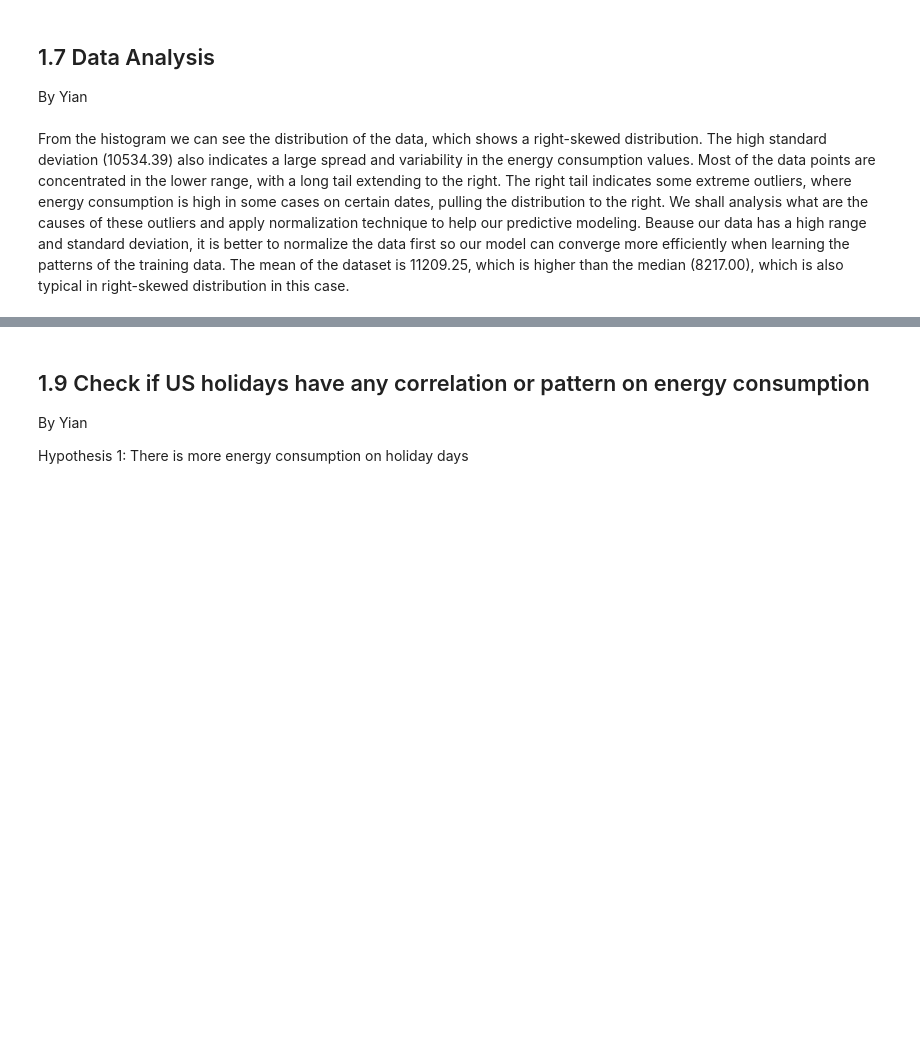
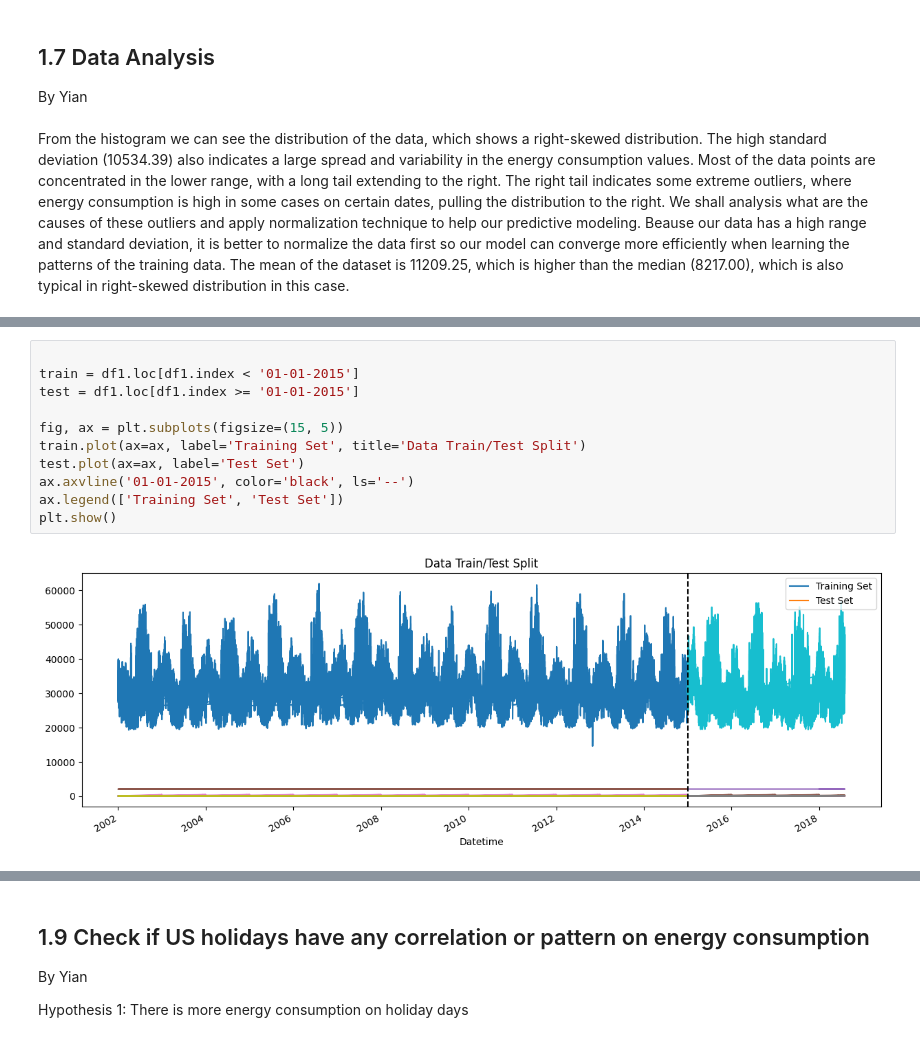
Before and after one commit to hogan-tech/AAI-595-Final, a Jupyter notebook: ML_Project_Time_Series(V2).ipynb, the cells around one changed output, grey strips where cells are left out. Cells and saved outputs as stored; diff of their text form; blank space fills up the shorter version.

```diff
--- a/ML_Project_Time_Series(V2).ipynb
+++ b/ML_Project_Time_Series(V2).ipynb
@@ -263,0 +340,13 @@ plt.show()
+# %%
+
+train = df1.loc[df1.index < '01-01-2015']
+test = df1.loc[df1.index >= '01-01-2015']
+
+fig, ax = plt.subplots(figsize=(15, 5))
+train.plot(ax=ax, label='Training Set', title='Data Train/Test Split')
+test.plot(ax=ax, label='Test Set')
+ax.axvline('01-01-2015', color='black', ls='--')
+ax.legend(['Training Set', 'Test Set'])
+plt.show()
+# %% [output]
+[figure, added]
```
Also changed, not shown: parts of 51 cells of this notebook.
